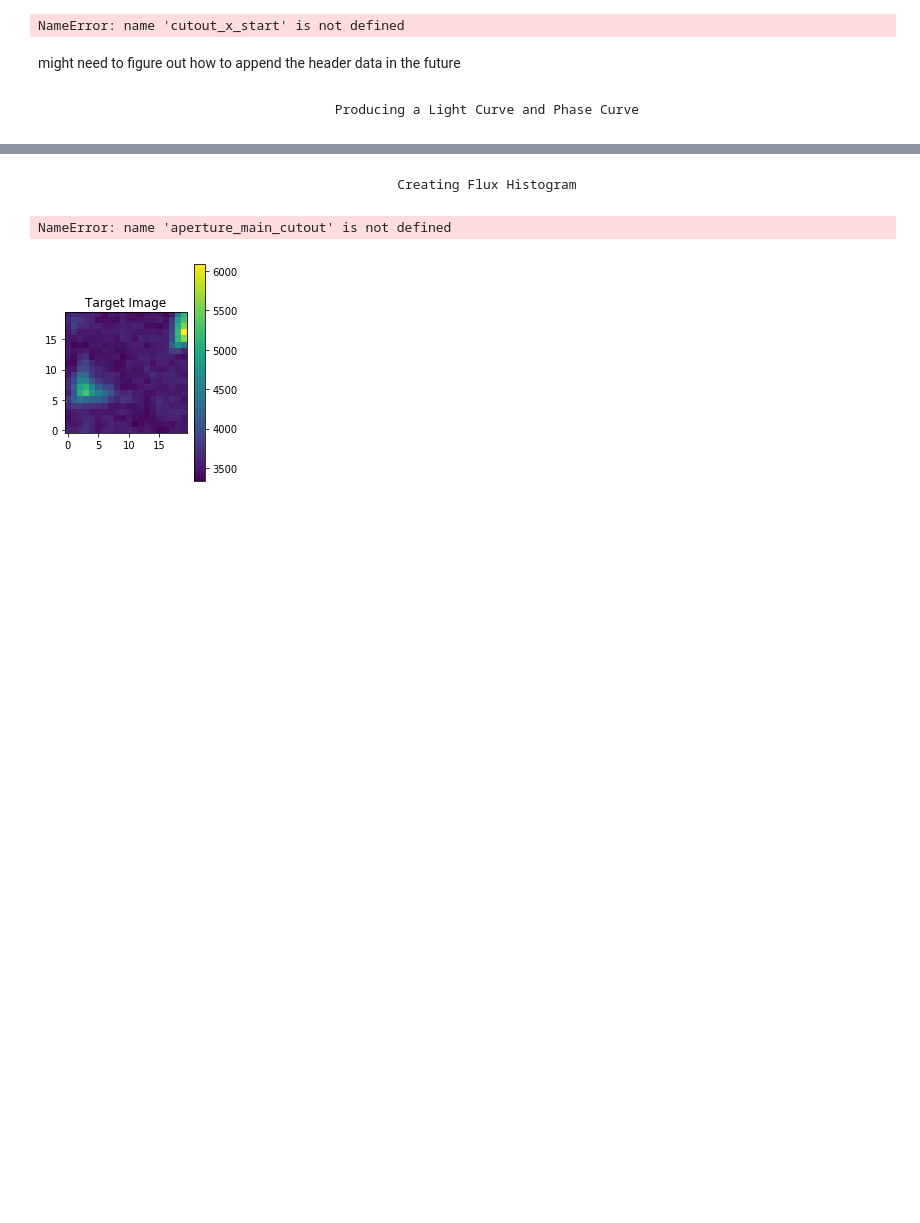
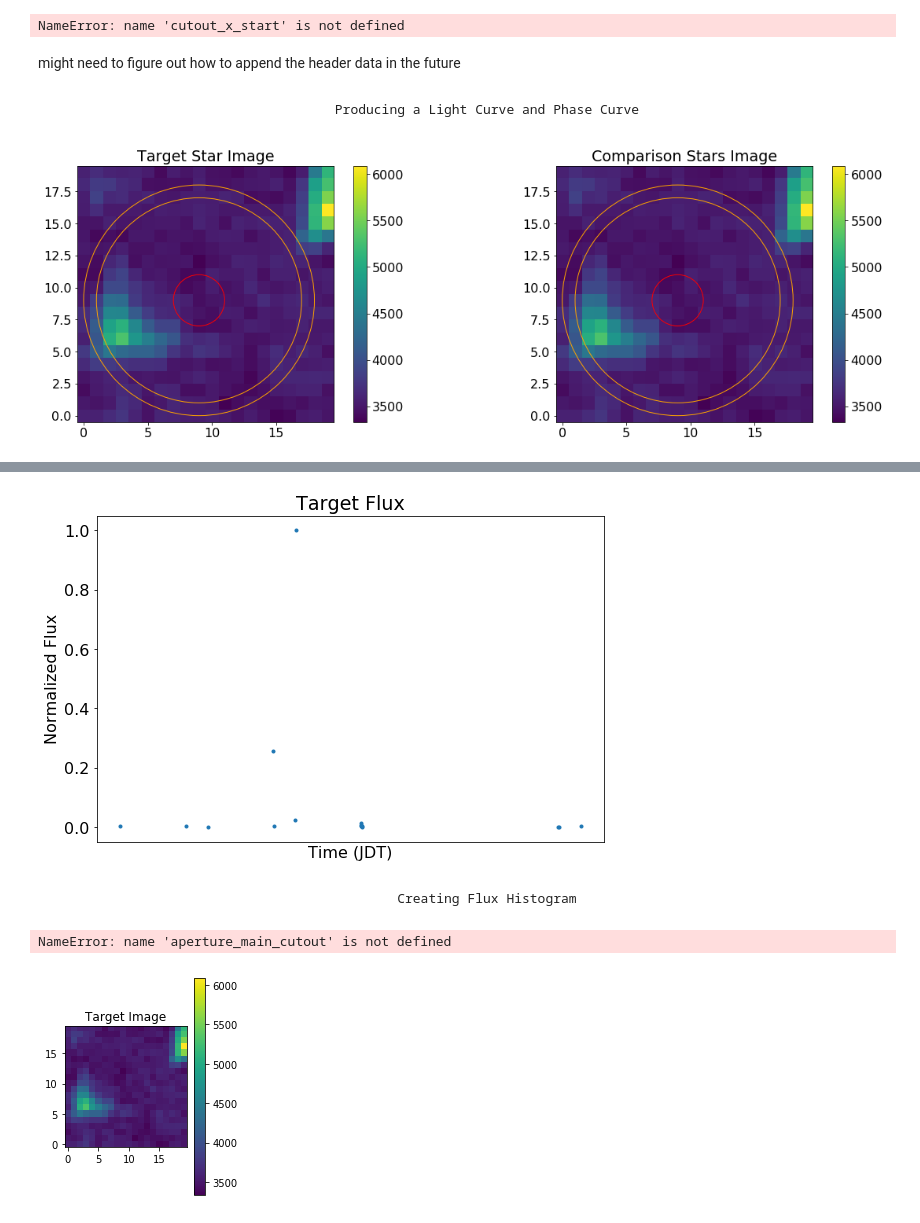
Before and after one commit to joshuapepper/kelt_halo, a Jupyter notebook: KELT Image Data Pipeline-FN Aql.ipynb, the cells around one changed output, grey strips where cells are left out. Cells and saved outputs as stored; diff of their text form; code cells hidden in the pictures; blank space fills up the shorter version.

```diff
--- a/KELT Image Data Pipeline-FN Aql.ipynb
+++ b/KELT Image Data Pipeline-FN Aql.ipynb
@@ -83,7 +82,7 @@ center = len(open_cutouts[display_file-1])/2 # calculate center location of targ
 # The following data for this star is given in the VizieR database
 # name: FN Aql, period: 9.48151 days, RA and dec: (19:12:47.3112, +03:33:26.712), magnitude range: (8.110, 8.680)
 
-center = len(data[display_file-1])/2 # calculate center location of target image
+center = len(open_cutouts[display_file-1])/2 # calculate center location of target image
 target = open_cutouts[display_file-1][int(center-target_img_size/2):int(center+target_img_size/2),int(center-target_img_size/2):int(center+target_img_size/2)] # create array of target image data values for specified file
 
 aperture_main_cutout = circle((x_aperture,y_aperture), r) # create circular aperture around target
@@ -102,7 +101,7 @@ aperture_main_cutout.plot(color='red')
 background_main_cutout.plot(color='orange')
 
 
-offset = (len(data[display_file-1])-target_img_size)/2 # calculate difference between center coordinates of target image and comparison stars image
+offset = (len(open_cutouts[display_file-1])-target_img_size)/2 # calculate difference between center coordinates of target image and comparison stars image
 aperture_large_img = circle((x_aperture+offset,y_aperture+offset), r) # place aperture on target star in comparison stars image
 background_large_img = annulus((x_background+offset,y_background+offset), r_in, r_out) # place background annulus so that it is surrounding target star in comparison stars image
 
@@ -119,7 +118,7 @@ for i in range(len(comparison_stars)):
 
 plt.subplot(122)
 plt.title('Comparison Stars Image')
-plt.imshow(data[display_file-1], origin='lower')
+plt.imshow(open_cutouts[display_file-1], origin='lower')
 plt.colorbar()
 aperture_large_img.plot(color='red')
 background_large_img.plot(color='orange')
@@ -131,11 +130,11 @@ plt.show()
 
 
 background_mask = background_large_img.to_mask(method='center') # create mask over pixels in background annulus that have their centers within the annulus
-background_data = [background_mask[0].multiply(data[i]) for i in range(start,stop)] # create array of flux values with zero values corresponding to data outside the mask and nonzero values corresponding to the data within the mask
+background_data = [background_mask[0].multiply(open_cutouts[i]) for i in range(start,stop)] # create array of flux values with zero values corresponding to data outside the mask and nonzero values corresponding to the data within the mask
 background_flux = [background_data[i][background_mask[0].data > 0] for i in range(start,stop)] # create array of flux values contained in mask
 background_median = [np.median(background_flux[i]) for i in range(start,stop)] # find median of background flux array
 
-target_sum = [photometry(data[i], aperture_large_img, method = 'exact') for i in range(start,stop)] # sum up exact amount of flux contained in the target aperture
+target_sum = [photometry(open_cutouts[i], aperture_large_img, method = 'exact') for i in range(start,stop)] # sum up exact amount of flux contained in the target aperture
 target_background_sum = [background_median[i] * aperture_large_img.area() for i in range(start,stop)] # multiply background median by area of aperture to get background flux contained in aperture
 target_subtract = np.array([target_sum[i]['aperture_sum'] - target_background_sum[i] for i in range(start,stop)]) # subtract background flux in aperture from aperture's total flux
 target_flux = target_subtract[target_subtract > 0] # disregard zero flux values
@@ -154,24 +153,25 @@ plt.subplot(121)
 plt.title('Target Flux')
 plt.xlabel('Time (JDT)')
 plt.ylabel('Normalized Flux')
-plt.xticks(np.arange(round(min(time),-2), max(time)+1, 100)
+plt.xticks(np.arange(round(min(time),-2), max(time)+1, 100))
 
-target_fluxN = []
+new_target_flux = []
 
 for i in range(0,len(target_flux)):
     norm = target_flux[i]/max(target_flux)
-    target_fluxN.append(norm)
+    new_target_flux.append(norm)
 
-plt.plot(time, target_fluxN, '.')
+plt.plot(time, new_target_flux, '.')
 
 #**neew to turn into a collection loop**
+comparison_sum = []
 for j in range(0,len(comparison_star_circles)):
     for i in range(0, len(open_cutouts)):
-        photometry(open_cutouts[i], comparison_star_circles[j], method = 'exact')
+        adding = photometry(open_cutouts[i], comparison_star_circles[j], method = 'exact')
+        comparison_sum.append(adding)
 
-comparison_sum =  # sum up exact amount of flux contained in each comparison star aperture
-comparison_background_sum = [[background_median[i] * comparison_star_circles[j].area() for i in range(start,stop)] for j in range(0,len(comparison))] # multiply background median by area of each aperture to get background flux contained in each aperture
-comparison_subtract = np.array([[comparison_sum[j][i]['aperture_sum'] - comparison_background_sum[j][i] for i in range(start,stop)] for j in range(0,len(comparison))]) # subtract background flux in each aperture from each aperture's total flux
+comparison_background_sum = [[background_median[i] * comparison_star_circles[j].area() for i in range(start,stop)] for j in range(0,len(comparison_star_circles))] # multiply background median by area of each aperture to get background flux contained in each aperture
+comparison_subtract = np.array([[comparison_sum[j][i]['aperture_sum'] - comparison_background_sum[j][i] for i in range(start,stop)] for j in range(0,len(comparison_star_circles))]) # subtract background flux in each aperture from each aperture's total flux
 comparison_total = comparison_subtract.sum(axis=0) # sum up the background subtracted flux for all comparison stars
 comparison_flux = comparison_total[comparison_total > 0] # disregard zero flux values
 
@@ -206,30 +206,31 @@ frequency, power = LombScargle(time, final_flux).autopower(minimum_frequency = 1
 
 plt.subplot(121)
 plt.plot(1/frequency, power)
 plt.title('Target Periodogram')
 plt.xlabel('Period (days)')
 plt.ylabel('Power')
 
 
 best_frequency = frequency[np.argmax(power)] # find frequency with highest power value
 period = 1/best_frequency # convert this frequency to a period
 low = np.argmin(final_flux) # find lowest value of flux
 phase_offset = 0.5 - np.remainder(time[low], period) / period # calculate phase offset so that lowest flux value in each cycle is located at half the period
 phase = np.remainder(time + phase_offset * period, period * 2) / period # calculate the phase of the target flux for two cycles
 
 
 # create target phase curve with flux vs. phase
 
 plt.subplot(122)
 plt.plot(phase, (final_flux - min(final_flux))/max(final_flux-min(final_flux)), '.')
 plt.title('Target Phase Curve')
 plt.xlabel('Phase')
 plt.ylabel('Normalized Flux')
 plt.show()
 
 
 # print the most likely period with its corresponding power value for the target star
 
 print("best period for range", low_period, "to", high_period, "days =", period, "days")
 print("power value for best period = ", max(power))
 # %% [output]
+[figure, added]
@@ -237,3 +238,4 @@ SyntaxError: invalid syntax (<ipython-input-29-801ce0321c04>, line 77)
+[figure, added]
 # %% [markdown]
                                                 Creating Flux Histogram
 # %%
```
Also changed, not shown: parts of 2 cells of this notebook.
